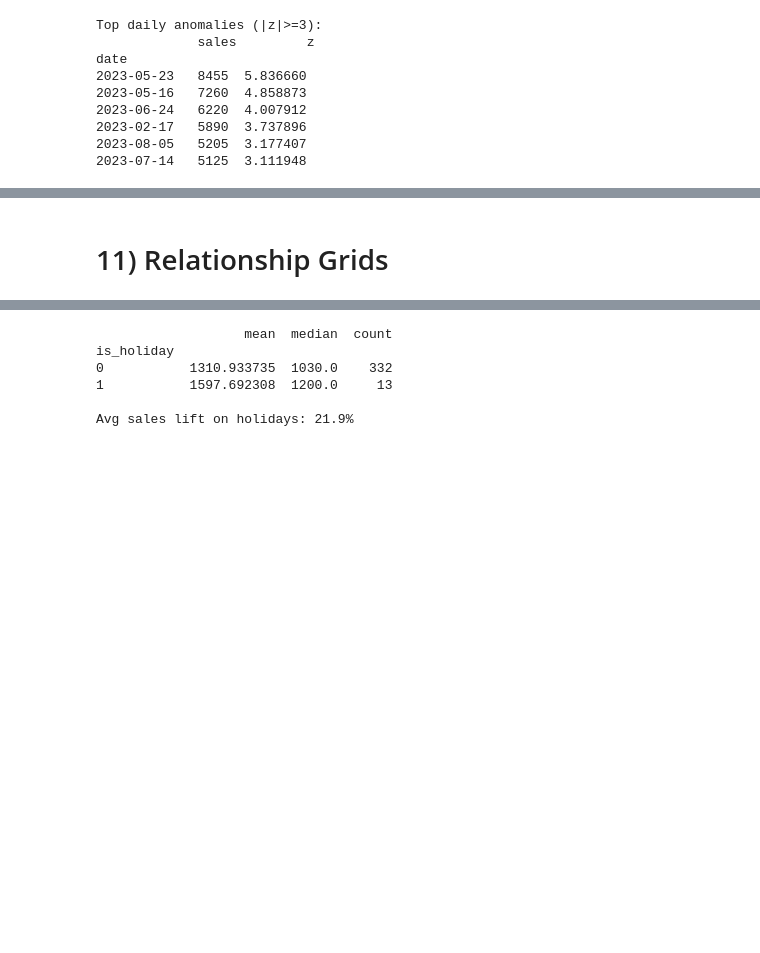
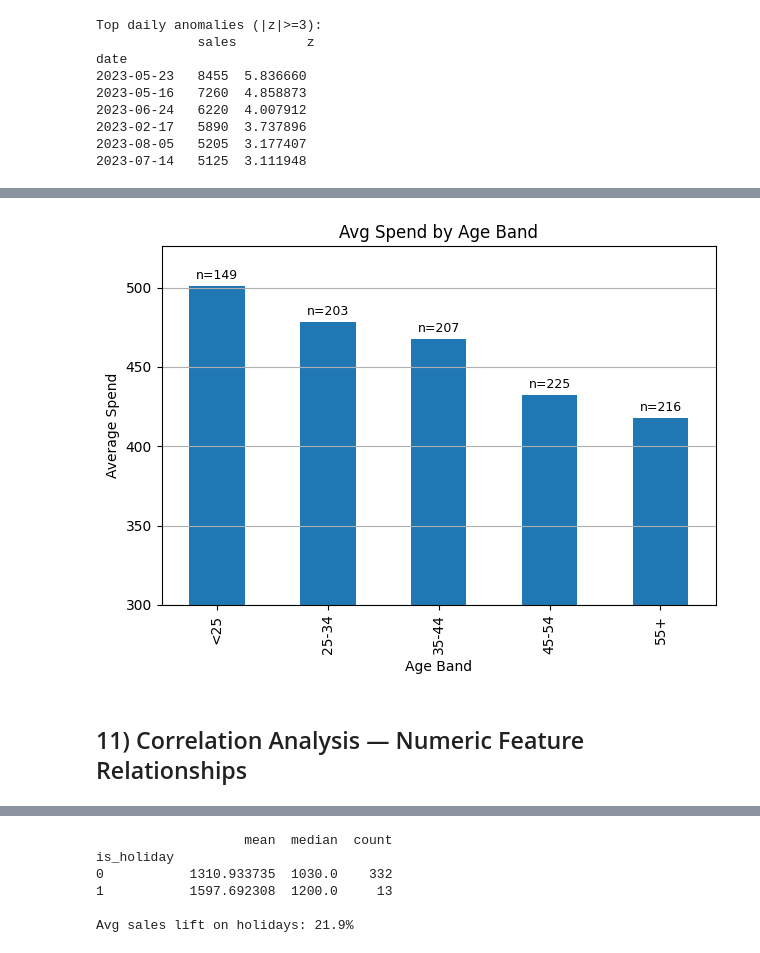
Before and after one commit to alex-w-yoo/retail-sales-eda-py, a Jupyter notebook: CS667_Project1_Alex_Yoo.ipynb, the cells around one changed output, grey strips where cells are left out. Drawn from its saved outputs; the diff is of its cells as text; code cells hidden in the pictures; blank space fills up the shorter version.

```diff
--- a/CS667_Project1_Alex_Yoo.ipynb
+++ b/CS667_Project1_Alex_Yoo.ipynb
@@ -403,3 +411,35 @@ if col("gender"):
-# %% [markdown]
-# 11) Relationship Grids
+# %%
+age_col = col("age")
+assert age_col is not None, " "
+
+tmp = df.dropna(subset=[age_col, target]).copy()
+
+bins = [-np.inf, 24, 34, 44, 54, np.inf]
+labels = ['<25','25-34','35-44','45-54','55+']
+tmp['age_band'] = pd.cut(tmp[age_col], bins=bins, labels=labels, right=True, include_lowest=True)
+
+age_stats = (
+    tmp.groupby('age_band')[target]
+       .agg(mean='mean', count='count')
+       .reindex(labels)
+)
+
+ax = age_stats['mean'].plot(kind='bar')
+ax.set_title('Avg Spend by Age Band')
+ax.set_xlabel('Age Band')
+ax.set_ylabel('Average Spend')
+ax.grid(True, axis='y')
+
+for p, n in zip(ax.patches, age_stats['count'].fillna(0).astype(int).tolist()):
+    ax.annotate(f'n={n}',
+                (p.get_x() + p.get_width()/2, p.get_height()),
+                ha='center', va='bottom', fontsize=9, xytext=(0, 3), textcoords='offset points')
+
+plt.tight_layout()
+plt.ylim(300, None)
+plt.show()
+# %% [output]
+[figure, added]
+# %% [markdown]
+## 11) Correlation Analysis — Numeric Feature Relationships
 # %%
```
Also changed, not shown: parts of 31 cells of this notebook.
